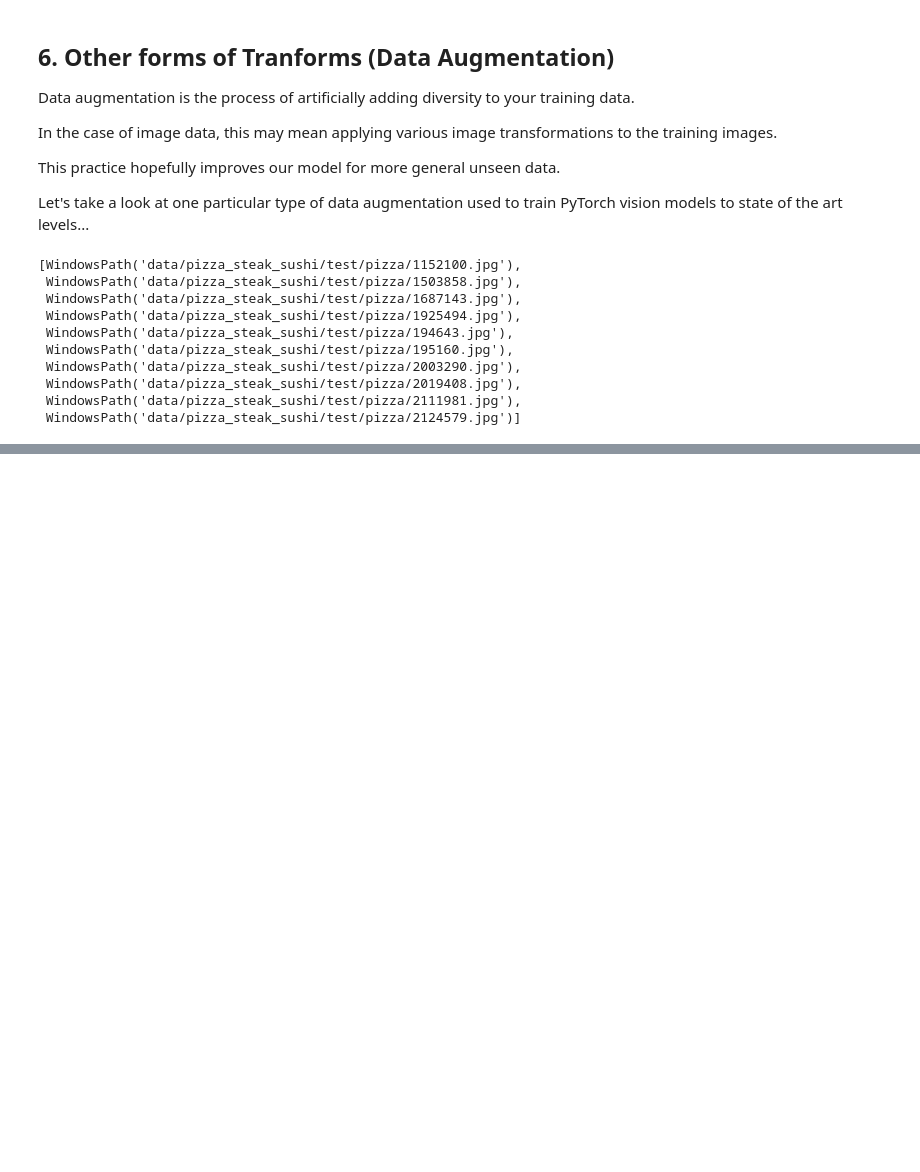
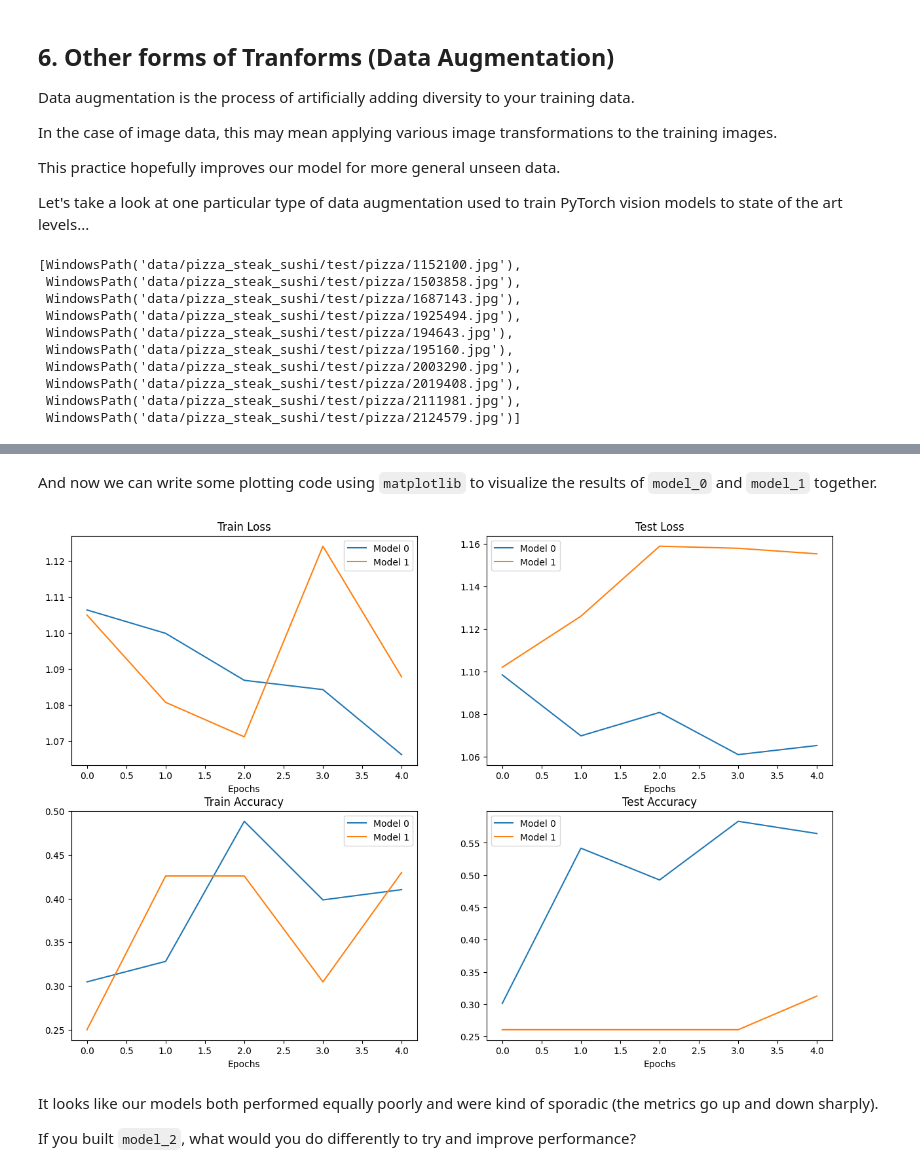
Before and after one commit to Finix-07/pytorch_practice, a Jupyter notebook: custom_dataset.ipynb, the cells around one changed output, grey strips where cells are left out. Drawn from its saved outputs; the diff is of its cells as text; code cells hidden in the pictures; blank space fills up the shorter version.

```diff
--- a/custom_dataset.ipynb
+++ b/custom_dataset.ipynb
@@ -708,0 +1220,7 @@ plot_tranformed_images(image_path_list, transform= train_transform, n = 3 , seed
+# %%
+# Turn image folders into Datasets
+train_data_augmented = datasets.ImageFolder(root=train_dir,
+                                            transform= train_transform_trivial)
+
+test_data_simple = datasets.ImageFolder(root= test_dir,
+                                        transform = test_transform_simple)
@@ -708,0 +1380,5 @@ plot_tranformed_images(image_path_list, transform= train_transform, n = 3 , seed
+# %%
+import pandas as pd
+model_0_df = pd.DataFrame(model_0_results)
+model_1_df = pd.DataFrame(model_1_results)
+model_0_df
@@ -708,0 +1392,46 @@ plot_tranformed_images(image_path_list, transform= train_transform, n = 3 , seed
+# %% [markdown]
+And now we can write some plotting code using `matplotlib` to visualize the results of `model_0` and `model_1` together.
+# %%
+# Setup a plot
+plt.figure(figsize=(15, 10))
+
+# Get number of epochs
+epochs = range(len(model_0_df))
+
+# Plot train loss
+plt.subplot(2, 2, 1)
+plt.plot(epochs, model_0_df["train_loss"], label="Model 0")
+plt.plot(epochs, model_1_df["train_loss"], label="Model 1")
+plt.title("Train Loss")
+plt.xlabel("Epochs")
+plt.legend()
+
+# Plot test loss
+plt.subplot(2, 2, 2)
+plt.plot(epochs, model_0_df["test_loss"], label="Model 0")
+plt.plot(epochs, model_1_df["test_loss"], label="Model 1")
+plt.title("Test Loss")
+plt.xlabel("Epochs")
+plt.legend()
+
+# Plot train accuracy
+plt.subplot(2, 2, 3)
+plt.plot(epochs, model_0_df["train_acc"], label="Model 0")
+plt.plot(epochs, model_1_df["train_acc"], label="Model 1")
+plt.title("Train Accuracy")
+plt.xlabel("Epochs")
+plt.legend()
+
+# Plot test accuracy
+plt.subplot(2, 2, 4)
+plt.plot(epochs, model_0_df["test_acc"], label="Model 0")
+plt.plot(epochs, model_1_df["test_acc"], label="Model 1")
+plt.title("Test Accuracy")
+plt.xlabel("Epochs")
+plt.legend();
+# %% [output]
+[figure, added]
+# %% [markdown]
+It looks like our models both performed equally poorly and were kind of sporadic (the metrics go up and down sharply).
+
+If you built `model_2`, what would you do differently to try and improve performance?
```
Also changed, not shown: parts of 45 cells of this notebook.
